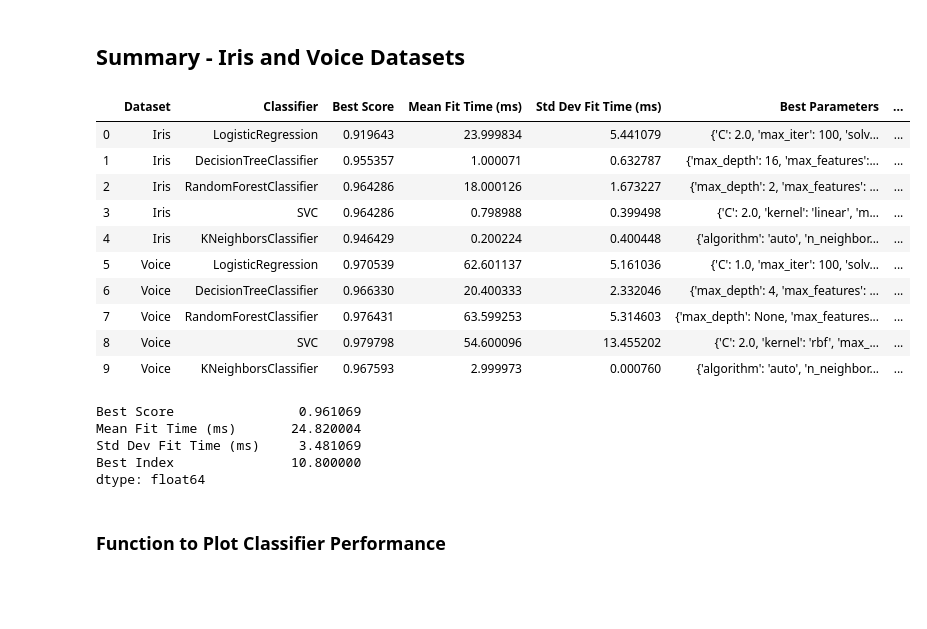
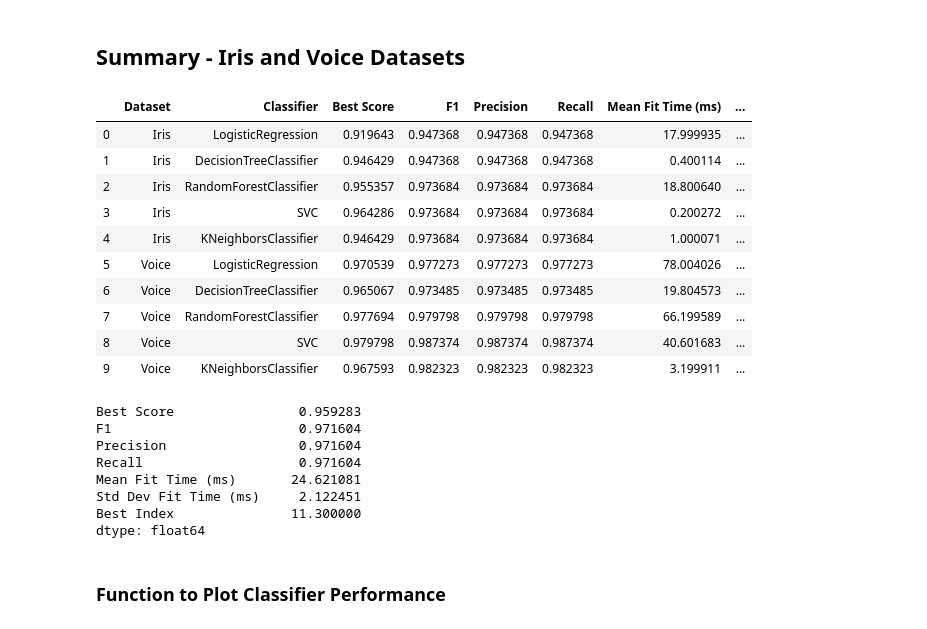
Before and after one commit to daddyjab/ML_Notes, a Jupyter notebook: 8-Hyper-Parameter Tuning.ipynb, the cells around one changed output. Cells and saved outputs as stored; diff of their text form; code cells hidden in the pictures; blank space fills up the shorter version.

```diff
--- a/8-Hyper-Parameter Tuning.ipynb
+++ b/8-Hyper-Parameter Tuning.ipynb
@@ -114,13 +122,25 @@ def tune_eval_classifier(a_ds_name, a_model, a_param_grid):
     tuning_classifier = GridSearchCV( a_model, param_grid=a_param_grid, cv=5, return_train_score=False, n_jobs=-1)
 
     # Find the parameters providing the best performance
+    # Note: Not using scaled y in this case
     tuning_classifier.fit(X_train_scaled, y_train.reshape(-1) )
+
+    # Calculate the Precision Score (https://scikit-learn.org/stable/modules/generated/sklearn.metrics.precision_score.html#sklearn.metrics.precision_score)
+    m_precision_score = precision_score( y_test, tuning_classifier.predict(X_test_scaled), average='micro' )
+
+    # Calculate the Recall Score (https://scikit-learn.org/stable/modules/generated/sklearn.metrics.recall_score.html#sklearn.metrics.recall_score)
+    m_recall_score = recall_score( y_test, tuning_classifier.predict(X_test_scaled), average='micro' )
+
+    # Calculate the F1 Score (https://scikit-learn.org/stable/modules/generated/sklearn.metrics.f1_score.html#sklearn.metrics.f1_score)
+    # Note: Could also have just used f1 = 2*(precision_score * recall_score) / (precision_score + recall_score)
+    m_f1_score = f1_score( y_test, tuning_classifier.predict(X_test_scaled), average='micro' )
 
     # Print a separator
     print("*"*80)
 
     print(f"\nModel: {m_name}, Best Score: {tuning_classifier.best_score_}")
     print(f"Best Parameters: {tuning_classifier.best_params_}")
+    print(f"F1: {m_f1_score}, Precision: {m_precision_score}, Recall: {m_recall_score}")
 
     # Return the results
     a_result = {
@@ -128,6 +148,9 @@ def tune_eval_classifier(a_ds_name, a_model, a_param_grid):
         'Classifier': m_name,
         'Best Score': tuning_classifier.best_score_,
         'Best Parameters': tuning_classifier.best_params_,
+        'F1': m_f1_score,
+        'Precision': m_precision_score,
+        'Recall': m_recall_score,
         'Mean Fit Time (ms)': 1000.0*tuning_classifier.cv_results_['mean_fit_time'][ tuning_classifier.best_index_ ],
         'Std Dev Fit Time (ms)': 1000.0*tuning_classifier.cv_results_['std_fit_time'][ tuning_classifier.best_index_ ],
 
@@ -408,32 +441,35 @@ pd.DataFrame(model_results)
 # %%
 # Prepare a dataframe of the results
 summary_df = pd.DataFrame( model_results,
                          columns = [ 'Dataset', 'Classifier',
-                                    'Best Score',
+                                    'Best Score', "F1", 'Precision', 'Recall',
                                     'Mean Fit Time (ms)', 'Std Dev Fit Time (ms)',
                                     'Best Parameters',
                                     'Best Index', 'CV Results' ])
 
 summary_df
 # %% [output]
-|  | Dataset | Classifier | Best Score | Mean Fit Time (ms) | Std Dev Fit Time (ms) | Best Parameters | ... |
-| 0 | Iris | LogisticRegression | 0.919643 | 23.999834 | 5.441079 | {'C': 2.0, 'max_iter': 100, 'solv... | ... |
-| 1 | Iris | DecisionTreeClassifier | 0.955357 | 1.000071 | 0.632787 | {'max_depth': 16, 'max_features':... | ... |
-| 2 | Iris | RandomForestClassifier | 0.964286 | 18.000126 | 1.673227 | {'max_depth': 2, 'max_features': ... | ... |
-| 3 | Iris | SVC | 0.964286 | 0.798988 | 0.399498 | {'C': 2.0, 'kernel': 'linear', 'm... | ... |
-| 4 | Iris | KNeighborsClassifier | 0.946429 | 0.200224 | 0.400448 | {'algorithm': 'auto', 'n_neighbor... | ... |
-| 5 | Voice | LogisticRegression | 0.970539 | 62.601137 | 5.161036 | {'C': 1.0, 'max_iter': 100, 'solv... | ... |
-| 6 | Voice | DecisionTreeClassifier | 0.966330 | 20.400333 | 2.332046 | {'max_depth': 4, 'max_features': ... | ... |
-| 7 | Voice | RandomForestClassifier | 0.976431 | 63.599253 | 5.314603 | {'max_depth': None, 'max_features... | ... |
-| 8 | Voice | SVC | 0.979798 | 54.600096 | 13.455202 | {'C': 2.0, 'kernel': 'rbf', 'max_... | ... |
-| 9 | Voice | KNeighborsClassifier | 0.967593 | 2.999973 | 0.000760 | {'algorithm': 'auto', 'n_neighbor... | ... |
+|  | Dataset | Classifier | Best Score | F1 | Precision | Recall | Mean Fit Time (ms) | ... |
+| 0 | Iris | LogisticRegression | 0.919643 | 0.947368 | 0.947368 | 0.947368 | 17.999935 | ... |
+| 1 | Iris | DecisionTreeClassifier | 0.946429 | 0.947368 | 0.947368 | 0.947368 | 0.400114 | ... |
+| 2 | Iris | RandomForestClassifier | 0.955357 | 0.973684 | 0.973684 | 0.973684 | 18.800640 | ... |
+| 3 | Iris | SVC | 0.964286 | 0.973684 | 0.973684 | 0.973684 | 0.200272 | ... |
+| 4 | Iris | KNeighborsClassifier | 0.946429 | 0.973684 | 0.973684 | 0.973684 | 1.000071 | ... |
+| 5 | Voice | LogisticRegression | 0.970539 | 0.977273 | 0.977273 | 0.977273 | 78.004026 | ... |
+| 6 | Voice | DecisionTreeClassifier | 0.965067 | 0.973485 | 0.973485 | 0.973485 | 19.804573 | ... |
+| 7 | Voice | RandomForestClassifier | 0.977694 | 0.979798 | 0.979798 | 0.979798 | 66.199589 | ... |
+| 8 | Voice | SVC | 0.979798 | 0.987374 | 0.987374 | 0.987374 | 40.601683 | ... |
+| 9 | Voice | KNeighborsClassifier | 0.967593 | 0.982323 | 0.982323 | 0.982323 | 3.199911 | ... |
 # %%
 summary_df.mean()
 # %% [output]
-Best Score                0.961069
-Mean Fit Time (ms)       24.820004
-Std Dev Fit Time (ms)     3.481069
-Best Index               10.800000
+Best Score                0.959283
+F1                        0.971604
+Precision                 0.971604
+Recall                    0.971604
+Mean Fit Time (ms)       24.621081
+Std Dev Fit Time (ms)     2.122451
+Best Index               11.300000
 dtype: float64
 # %% [markdown]
 ### Function to Plot Classifier Performance
```
Also changed, not shown: parts of 17 cells of this notebook, 7 other files.
